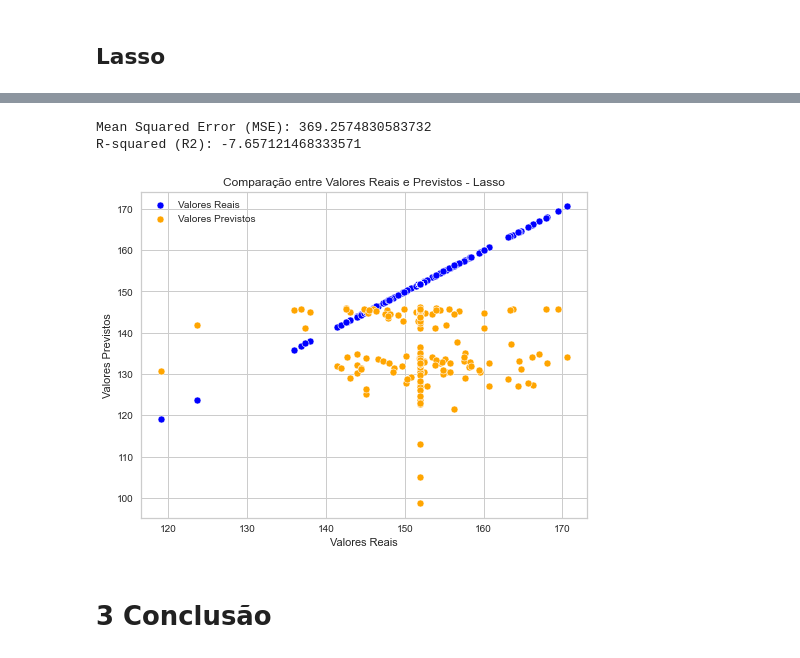
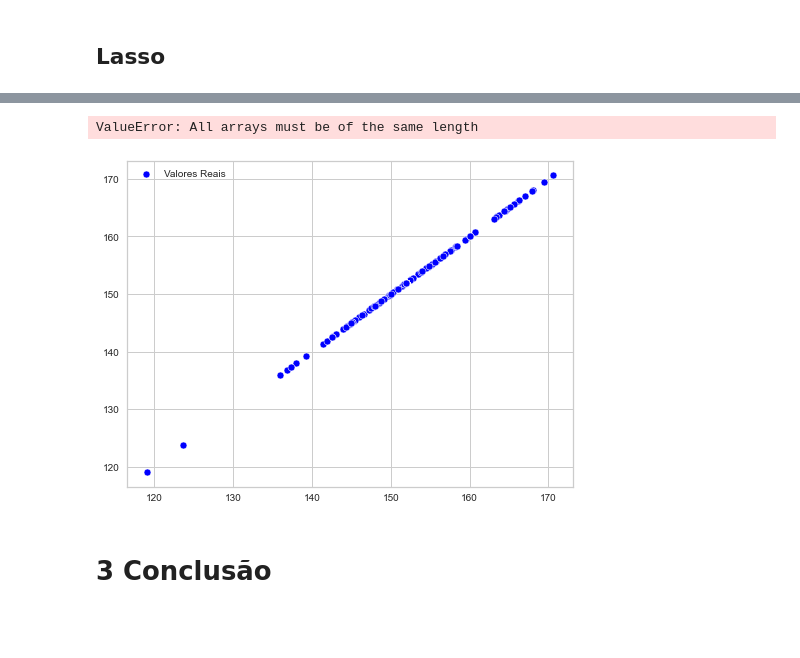
Before and after one commit to tal-rsg/3-MVP, a Jupyter notebook: mvp_machineLearning.ipynb, the cells around one changed output, grey strips where cells are left out. Saved outputs shown, nothing was run; the diff lists cells and outputs as text; code cells hidden in the pictures; blank space fills up the shorter version.

```diff
--- a/mvp_machineLearning.ipynb
+++ b/mvp_machineLearning.ipynb
@@ -212,7 +187,7 @@ Apartir deste ponto a base é separada em bases de treino e testes
 # Separação em bases de treino e teste (holdout)
 array = df_lrstravatrain.values
 
-lr_X = array[:,0:8] # atributos
+lr_X = array[:,0:7] # atributos
 lr_y = array[:,8] # classe (target)
 
 lrX_train, lrX_test, lry_train, lry_test = train_test_split(lr_X, lr_y, test_size=0.3, random_state=42) # faz a divisão da base
@@ -869,6 +884,6 @@ df_entrada.head()
 # %%
 array_entrada = df_entrada.values
-X_entrada = array_entrada[:,0:8]
+X_entrada = array_entrada[:,0:7]
 
 model = xgb.XGBRegressor()
 # Preparação do modelo com TODO o dataset
@@ -1025,2 +1024,21 @@ R-squared (R2): -0.2523641098702787
 # %% [markdown]
 ## Lasso
+# %%
+# Treinar o modelo Lasso
+lasso_model = Lasso(alpha=0.1)  # Escolha do valor de alpha
+lasso_model.fit(lrX_train, lry_train)
+
+# Fazer previsões
+lasso_pred = lasso_model.predict(rescaladeEntradaX)
+
+min3_length = min(len(lry_test), len(lasso_pred))
+y3_test = lry_test[:min3_length]
+y3_pred = lasso_pred[:min3_length]
+
+# Calcular métricas de desempenho
+mse3 = mean_squared_error(y3_test, y3_test)
+r23 = r2_score(y3_test, y3_pred)
+
+print("Mean Squared Error (MSE):", mse3)
+print("R-squared (R2):", r23)
+print(lasso_pred)
@@ -1027,32 +1063,16 @@ R-squared (R2): -0.2523641098702787
 # %%
-# Treinar o modelo Lasso
-lasso_model = Lasso(alpha=0.1)  # Escolha do valor de alpha
-lasso_model.fit(lrX_train, lry_train)
-
-# Fazer previsões
-lasso_pred = lasso_model.predict(rescaladeEntradaX)
-
-
-# Calcular métricas de desempenho
-mse = mean_squared_error(y_test, lasso_pred)
-r2 = r2_score(y_test, lasso_pred)
-
-print("Mean Squared Error (MSE):", mse)
-print("R-squared (R2):", r2)
-
 # Visualizar a relação entre os valores previstos e reais
 plt.figure(figsize=(8, 6))
 #sns.scatterplot(x=y_test, y=saidas)
-sns.scatterplot(x=y_test, y=y_test, color='blue', label='Valores Reais')
-sns.scatterplot(x=y_test, y=lasso_pred, color='orange', label='Valores Previstos')
+sns.scatterplot(x=y3_test, y=y3_test, color='blue', label='Valores Reais')
+sns.scatterplot(x=y3_test, y=lasso_pred, color='orange', label='Valores Previstos')
 plt.xlabel("Valores Reais")
 plt.ylabel("Valores Previstos")
 plt.title("Comparação entre Valores Reais e Previstos - Lasso")
 plt.show()
 # %% [output]
-Mean Squared Error (MSE): 369.2574830583732
-R-squared (R2): -7.657121468333571
+ValueError: All arrays must be of the same length
-[figure, old version]
+[figure, new version]
 # %% [markdown]
 # 3 Conclusão
 # %% [markdown]
```
Also changed, not shown: parts of 81 cells of this notebook.
